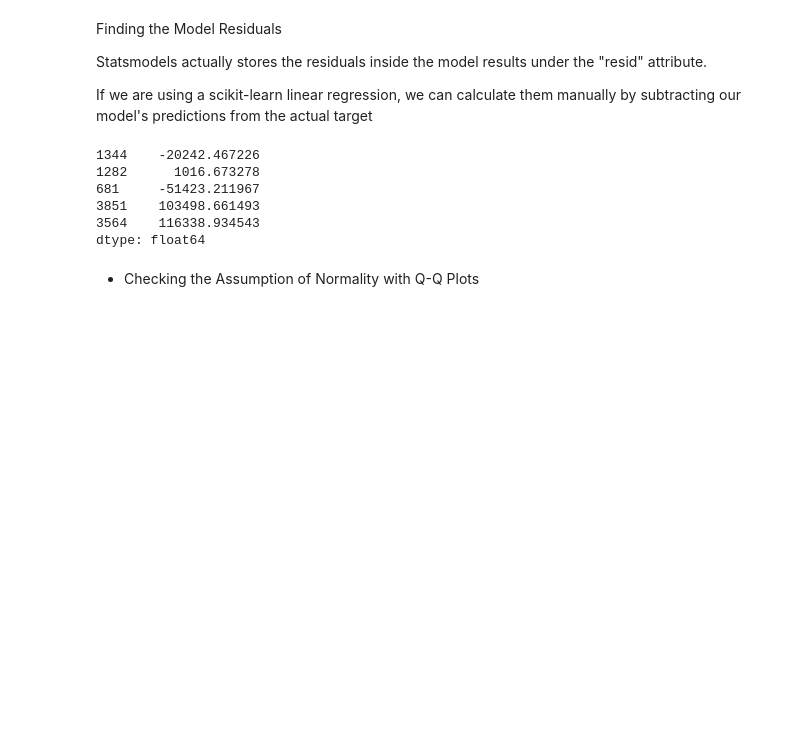
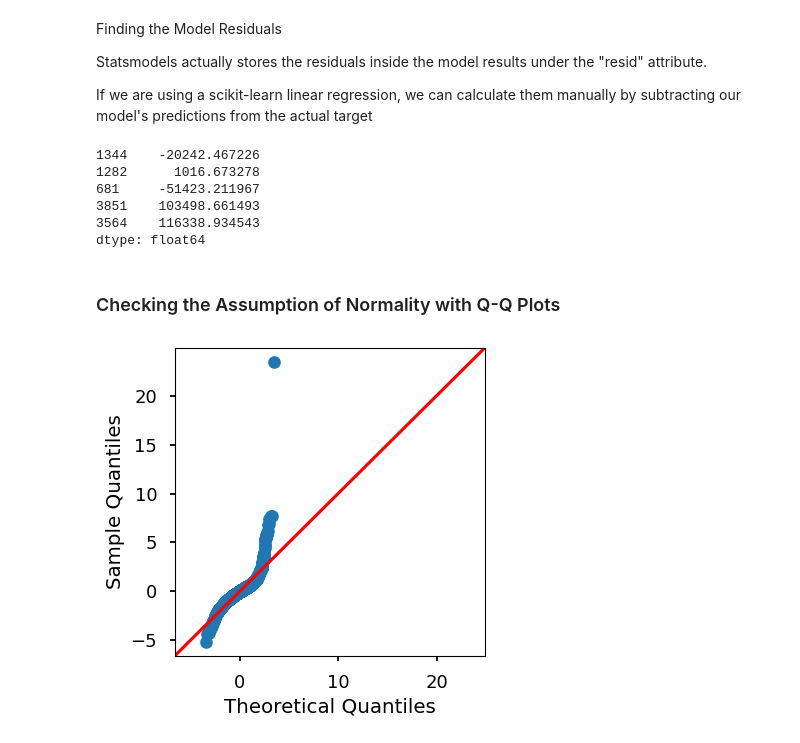
Before and after one commit to paulapipkin/Linear-Regression-Assumptions, a Jupyter notebook: Linear Regression Assumptions.ipynb, the cells around one changed output. Drawn from its saved outputs; the diff is of its cells as text; code cells hidden in the pictures; blank space fills up the shorter version.

```diff
--- a/Linear Regression Assumptions.ipynb
+++ b/Linear Regression Assumptions.ipynb
@@ -288,4 +288,9 @@ resid.head()
 3564    116338.934543
 dtype: float64
 # %% [markdown]
-- Checking the Assumption of Normality with Q-Q Plots
+### Checking the Assumption of Normality with Q-Q Plots
+# %%
+fig, ax = plt.subplots(figsize=(4, 4))
+sm.graphics.qqplot(resid,line='45',fit=True, ax=ax);
+# %% [output]
+[figure, added]
```
Also changed, not shown: parts of 28 cells of this notebook, 1 other file.
